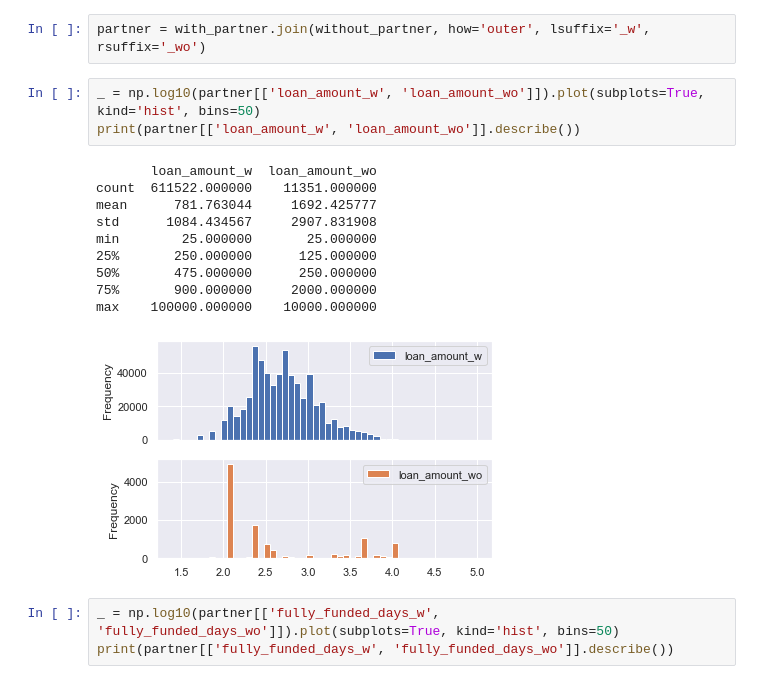
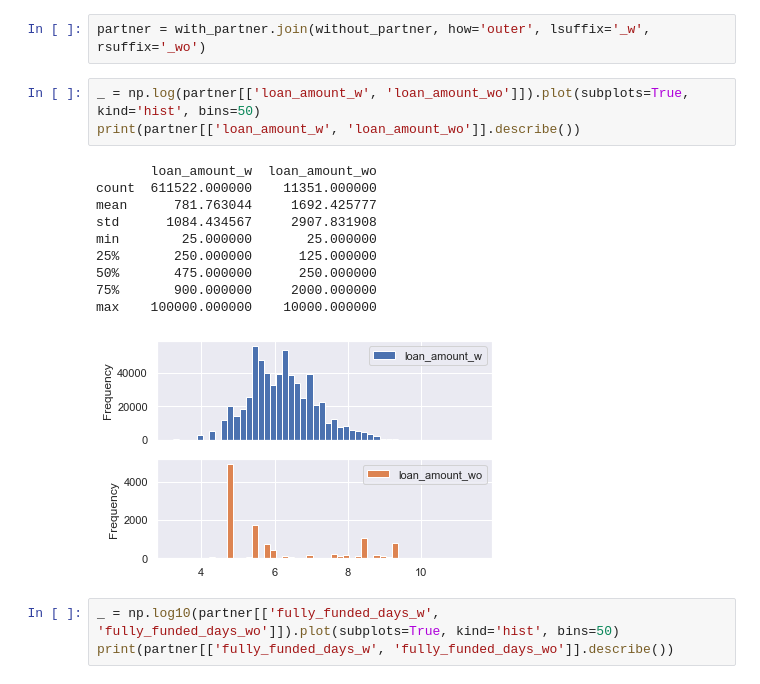
Before and after one commit to lasayin/Crowdfunding-on-Kiva-Platform, a Jupyter notebook: Kiva_Crowdfunding_EDA.ipynb, the cells around one changed output. Cells and saved outputs as stored; diff of their text form.

Commit message:
Analysis loan amount and fully funded days with partners v.s. without partner

```diff
--- a/Kiva_Crowdfunding_EDA.ipynb
+++ b/Kiva_Crowdfunding_EDA.ipynb
@@ -528,19 +565,19 @@ with_partner = loans_df[loans_df.funded_time.notna() & loans_df.partner_id.notna
 # %%
 partner = with_partner.join(without_partner, how='outer', lsuffix='_w', rsuffix='_wo')
 # %%
-_ = np.log10(partner[['loan_amount_w', 'loan_amount_wo']]).plot(subplots=True, kind='hist', bins=50)
+_ = np.log(partner[['loan_amount_w', 'loan_amount_wo']]).plot(subplots=True, kind='hist', bins=50)
 print(partner[['loan_amount_w', 'loan_amount_wo']].describe())
 # %% [output]
        loan_amount_w  loan_amount_wo
 count  611522.000000    11351.000000
 mean      781.763044     1692.425777
 std      1084.434567     2907.831908
 min        25.000000       25.000000
 25%       250.000000      125.000000
 50%       475.000000      250.000000
 75%       900.000000     2000.000000
 max    100000.000000    10000.000000
-[figure, old version]
+[figure, new version]
 # %%
 _ = np.log10(partner[['fully_funded_days_w', 'fully_funded_days_wo']]).plot(subplots=True, kind='hist', bins=50)
 print(partner[['fully_funded_days_w', 'fully_funded_days_wo']].describe())
```
Also changed, not shown: parts of 26 cells of this notebook.
